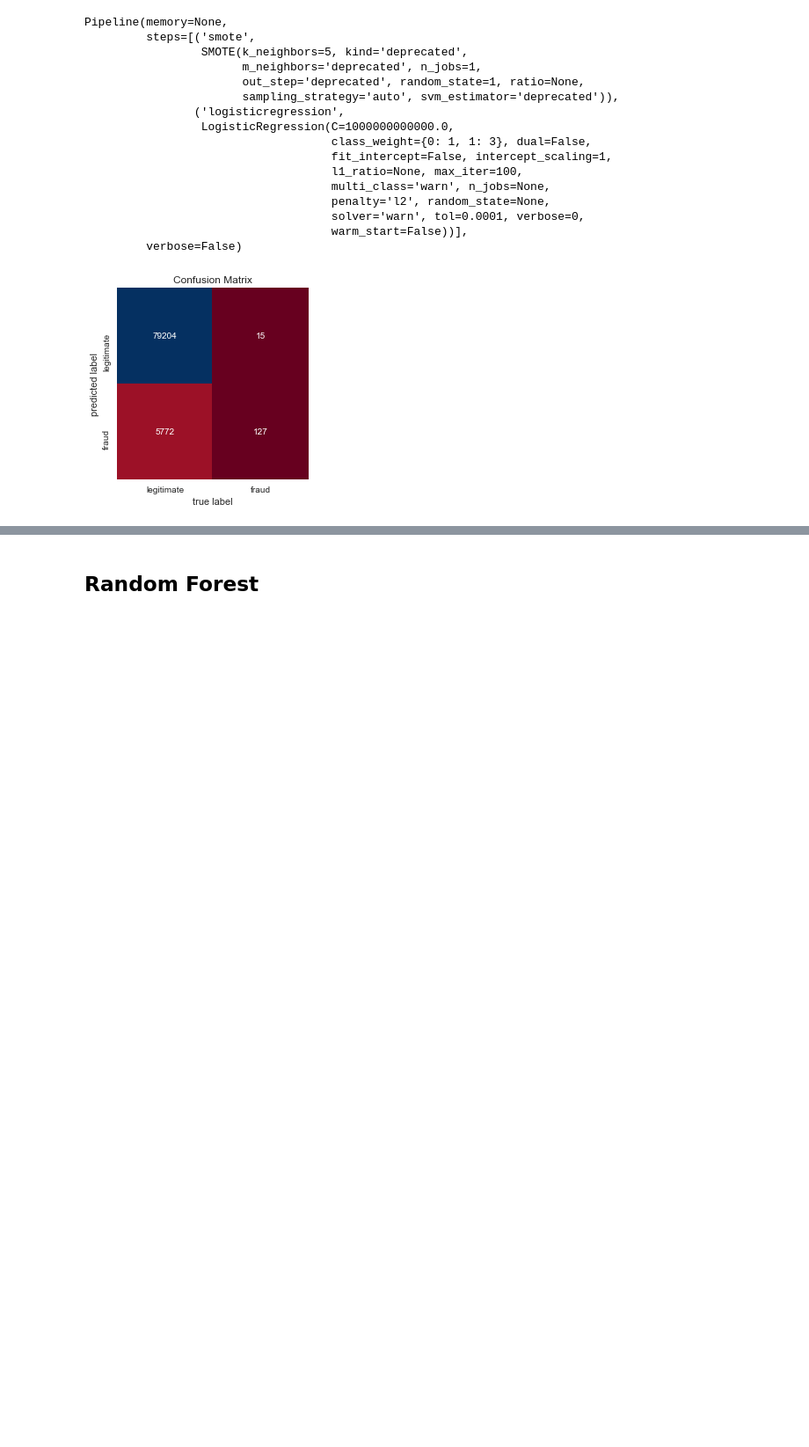
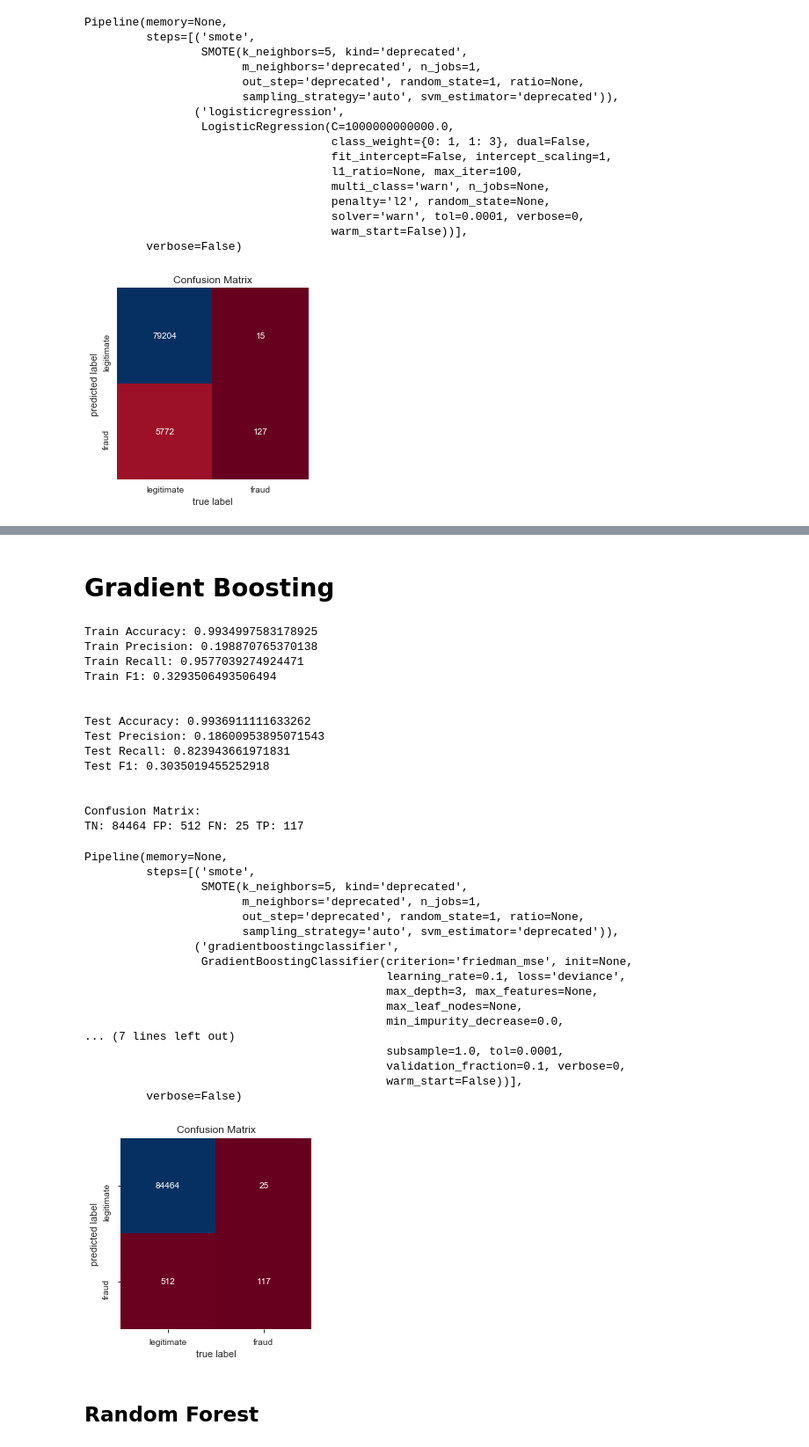
Before and after one commit to AdamBlomfield/mod_5_project, a Jupyter notebook: notebooks/ke_mod_5_project.ipynb, the cells around one changed output, grey strips where cells are left out. Shown: that part at 88% size. Cells and saved outputs as stored; diff of their text form; code cells hidden in the pictures; blank space fills up the shorter version.

```diff
--- a/notebooks/ke_mod_5_project.ipynb
+++ b/notebooks/ke_mod_5_project.ipynb
@@ -383,3 +352,40 @@ Pipeline(memory=None,
+# %% [markdown]
+# Gradient Boosting
+# %%
+make_SMOTE_model(X_train, y_train, X_test, y_test, GradientBoostingClassifier())
+# %% [output]
+Train Accuracy: 0.9934997583178925
+Train Precision: 0.198870765370138
+Train Recall: 0.9577039274924471
+Train F1: 0.3293506493506494
+
+
+Test Accuracy: 0.9936911111633262
+Test Precision: 0.18600953895071543
+Test Recall: 0.823943661971831
+Test F1: 0.3035019455252918
+
+
+Confusion Matrix:
+TN: 84464 FP: 512 FN: 25 TP: 117
+Pipeline(memory=None,
+         steps=[('smote',
+                 SMOTE(k_neighbors=5, kind='deprecated',
+                       m_neighbors='deprecated', n_jobs=1,
+                       out_step='deprecated', random_state=1, ratio=None,
+                       sampling_strategy='auto', svm_estimator='deprecated')),
+                ('gradientboostingclassifier',
+                 GradientBoostingClassifier(criterion='friedman_mse', init=None,
+                                            learning_rate=0.1, loss='deviance',
+                                            max_depth=3, max_features=None,
+                                            max_leaf_nodes=None,
+                                            min_impurity_decrease=0.0,
+... (7 lines left out)
+                                            subsample=1.0, tol=0.0001,
+                                            validation_fraction=0.1, verbose=0,
+                                            warm_start=False))],
+         verbose=False)
+[figure, added]
 # %% [markdown]
 ## Random Forest
 # %%
```
Also changed, not shown: parts of 25 cells of this notebook, 4 other files.
